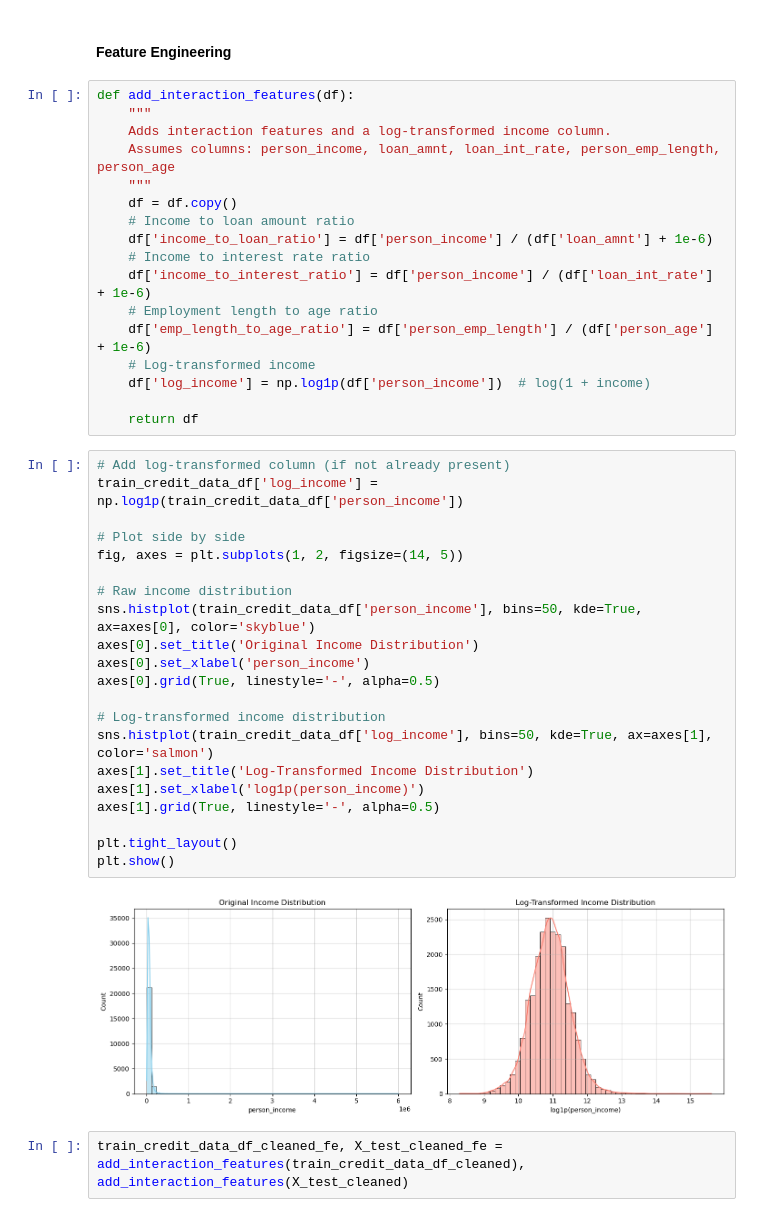
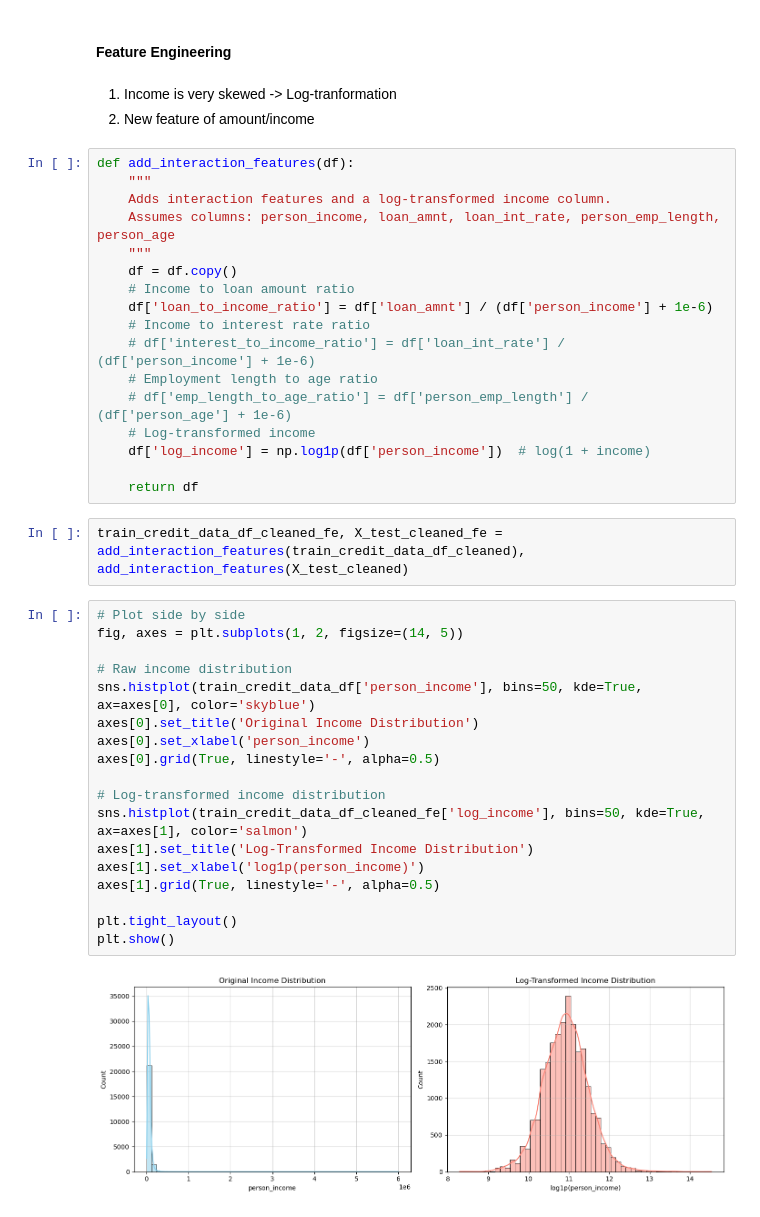
Before and after one commit to kgiannako/credit_risk_modelling, a Jupyter notebook: notebooks/credit-risk-model.ipynb, the cells around one changed output. Drawn from its saved outputs; the diff is of its cells as text.

```diff
--- a/notebooks/credit-risk-model.ipynb
+++ b/notebooks/credit-risk-model.ipynb
@@ -1137,6 +1134,9 @@ evaluate_dataset(train_credit_data_df_cleaned, X_test_cleaned, 'CLEANED')
 | 0 | BASE | CLEANED | 0.946026 | 0.945869 | 0.9375 | 0.9396 | 0.9375 | 0.9342 | ... |
 # %% [markdown]
 #### Feature Engineering
+# %% [markdown]
+1. Income is very skewed -> Log-tranformation
+2. New feature of amount/income
 # %%
 def add_interaction_features(df):
     """
@@ -1145,40 +1145,37 @@ def add_interaction_features(df):
     """
     df = df.copy()
     # Income to loan amount ratio
-    df['income_to_loan_ratio'] = df['person_income'] / (df['loan_amnt'] + 1e-6)
+    df['loan_to_income_ratio'] = df['loan_amnt'] / (df['person_income'] + 1e-6)
     # Income to interest rate ratio
-    df['income_to_interest_ratio'] = df['person_income'] / (df['loan_int_rate'] + 1e-6)
+    # df['interest_to_income_ratio'] = df['loan_int_rate'] / (df['person_income'] + 1e-6)
     # Employment length to age ratio
-    df['emp_length_to_age_ratio'] = df['person_emp_length'] / (df['person_age'] + 1e-6)
+    # df['emp_length_to_age_ratio'] = df['person_emp_length'] / (df['person_age'] + 1e-6)
     # Log-transformed income
     df['log_income'] = np.log1p(df['person_income'])  # log(1 + income)
 
     return df
-# %%
-# Add log-transformed column (if not already present)
-train_credit_data_df['log_income'] = np.log1p(train_credit_data_df['person_income'])
-
-# Plot side by side
-fig, axes = plt.subplots(1, 2, figsize=(14, 5))
-
-# Raw income distribution
-sns.histplot(train_credit_data_df['person_income'], bins=50, kde=True, ax=axes[0], color='skyblue')
-axes[0].set_title('Original Income Distribution')
-axes[0].set_xlabel('person_income')
-axes[0].grid(True, linestyle='-', alpha=0.5)
-
-# Log-transformed income distribution
-sns.histplot(train_credit_data_df['log_income'], bins=50, kde=True, ax=axes[1], color='salmon')
-axes[1].set_title('Log-Transformed Income Distribution')
-axes[1].set_xlabel('log1p(person_income)')
-axes[1].grid(True, linestyle='-', alpha=0.5)
-
-plt.tight_layout()
-plt.show()
-# %% [output]
-[figure, removed]
 # %%
 train_credit_data_df_cleaned_fe, X_test_cleaned_fe = add_interaction_features(train_credit_data_df_cleaned), add_interaction_features(X_test_cleaned)
+# %%
+# Plot side by side
+fig, axes = plt.subplots(1, 2, figsize=(14, 5))
+
+# Raw income distribution
+sns.histplot(train_credit_data_df['person_income'], bins=50, kde=True, ax=axes[0], color='skyblue')
+axes[0].set_title('Original Income Distribution')
+axes[0].set_xlabel('person_income')
+axes[0].grid(True, linestyle='-', alpha=0.5)
+
+# Log-transformed income distribution
+sns.histplot(train_credit_data_df_cleaned_fe['log_income'], bins=50, kde=True, ax=axes[1], color='salmon')
+axes[1].set_title('Log-Transformed Income Distribution')
+axes[1].set_xlabel('log1p(person_income)')
+axes[1].grid(True, linestyle='-', alpha=0.5)
+
+plt.tight_layout()
+plt.show()
+# %% [output]
+[figure, added]
 # %%
 evaluate_dataset(train_credit_data_df_cleaned_fe, X_test_cleaned_fe, 'CLEANED+FE')
 # %% [output]
```
Also changed, not shown: parts of 23 cells of this notebook.
